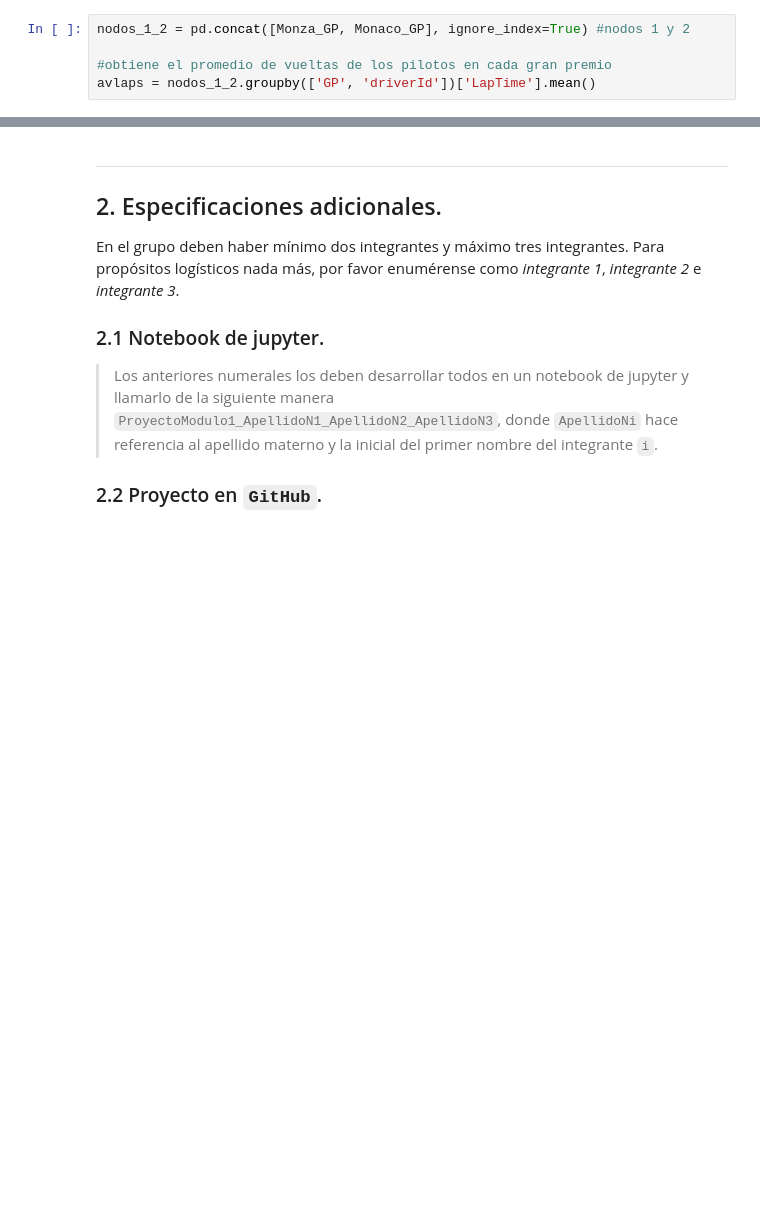
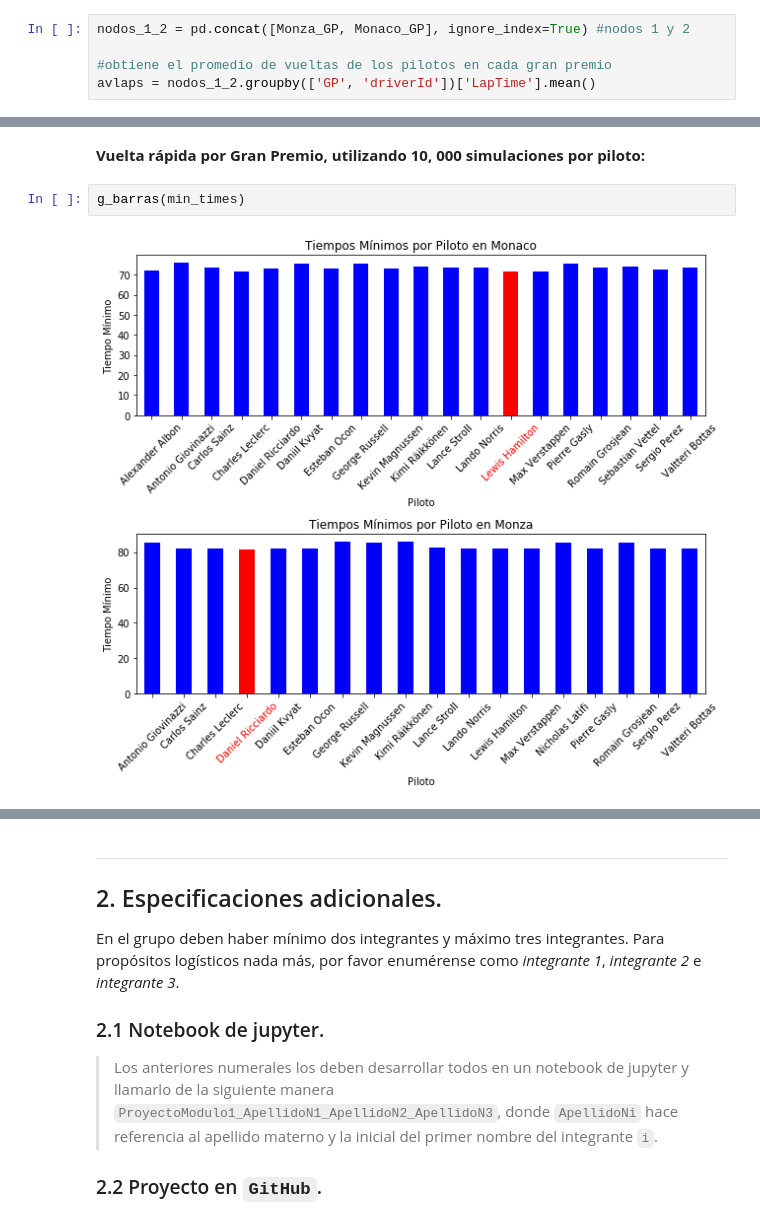
Before and after one commit to carolanb/Proyecto_modulo1, a Jupyter notebook: GuiaProyectoActual.ipynb, the cells around one changed output, grey strips where cells are left out. Saved outputs shown, nothing was run; the diff lists cells and outputs as text; blank space fills up the shorter version.

```diff
--- a/GuiaProyectoActual.ipynb
+++ b/GuiaProyectoActual.ipynb
@@ -274,0 +305,6 @@ def filtro_nvueltas(df:'DataFrame GP',nv:'total de vueltas del GP'):
+# %% [markdown]
+**Vuelta rápida por Gran Premio, utilizando 10, 000 simulaciones por piloto:**
+# %%
+g_barras(min_times)
+# %% [output]
+[figure, added]
```
Also changed, not shown: parts of 22 cells of this notebook.
